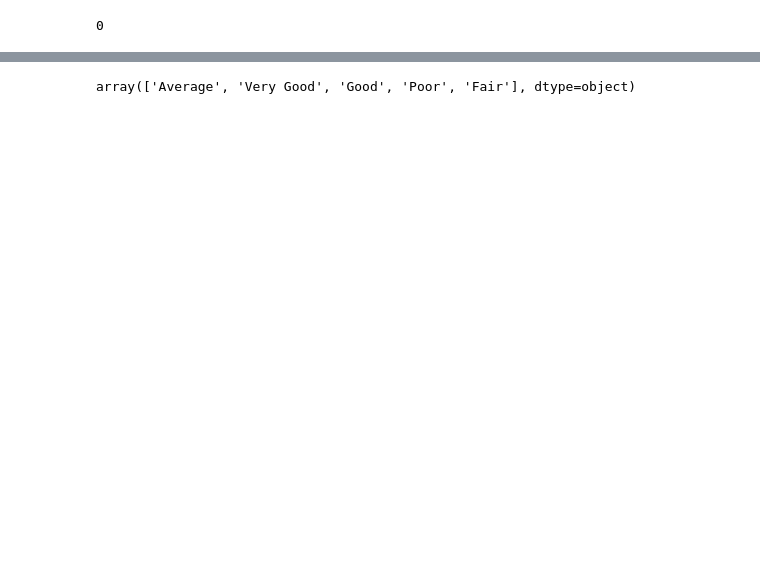
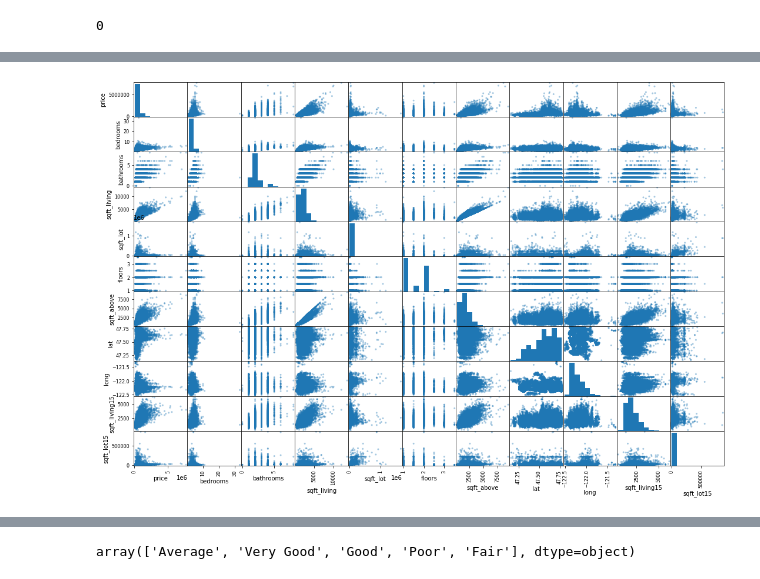
Before and after one commit to Opiyow/dsc-phase-2-project, a Jupyter notebook: PHASE 2 PROJECT.ipynb, the cells around one changed output, grey strips where cells are left out. Drawn from its saved outputs; the diff is of its cells as text; code cells hidden in the pictures; blank space fills up the shorter version.

```diff
--- a/PHASE 2 PROJECT.ipynb
+++ b/PHASE 2 PROJECT.ipynb
@@ -134,0 +154,2 @@ data.duplicated().sum()
+# %%
+data['sqft_basement']= data['sqft_basement'].replace('?', '0.0' )
@@ -134,0 +158,2 @@ data.duplicated().sum()
+# %%
+data['sqft_basement']= data['sqft_basement'].fillna(0)
@@ -135,6 +192,6 @@ data.duplicated().sum()
 # %%
 data[data['waterfront'].isna()]
-data['waterfront'] = data['waterfront'].fillna('NO')
+data['waterfront'] = data['waterfront'].fillna(method ='bfill')
 # %%
 data['waterfront'].isna().sum()
 # %% [output]
@@ -164,3 +209,2 @@ data[data['waterfront']=='YES']
 # %%
-data = data.drop(columns = ['id', 'date'])
-# sqft_living=sqft_above+sqft_basement
+data = data.drop(columns = ['id', 'date', 'grade'])
@@ -166,0 +230,4 @@ data = data.drop(columns = ['id', 'date'])
+# %%
+pd.plotting.scatter_matrix(data, figsize=(18,12), alpha=0.4);
+# %% [output]
+[figure, added]
```
Also changed, not shown: parts of 102 cells of this notebook.
